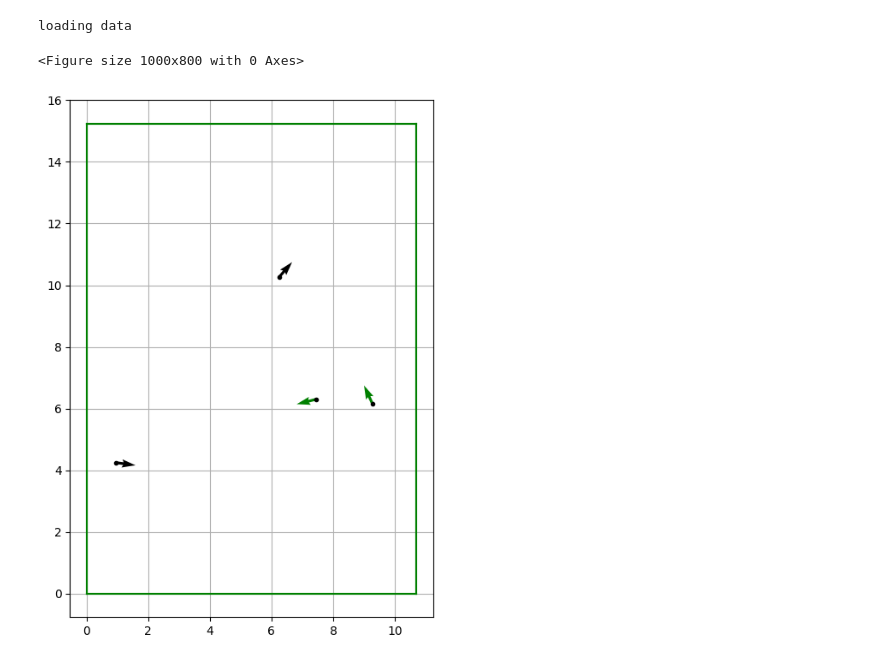
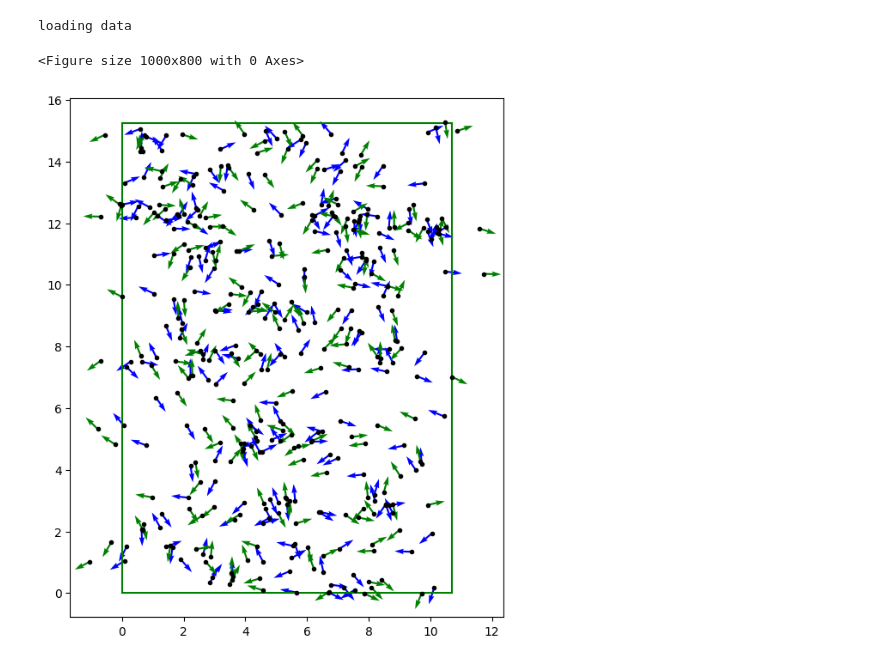
Before and after one commit to kkl224/ParticleFilter, a Jupyter notebook: Filter.ipynb, the cells around one changed output. Cells and saved outputs as stored; diff of their text form; code cells hidden in the pictures.

```diff
--- a/Filter.ipynb
+++ b/Filter.ipynb
@@ -4,8 +4,9 @@ import pickle
 import matplotlib.pyplot as plt
 
 
+#Global diensions
 w, h = 10.7, 15.24
-n = 2
+n = 200
 µu, varu = [1.2, 0, 0], [0.1, 0.1, 0.1]
 
 
@@ -21,16 +22,6 @@ def draw_particles_(p, color):
     xs, ys, thetas = p.T
     plt.plot(xs, ys, 'k.')
     plt.quiver(xs, ys, np.cos(thetas), np.sin(thetas), color=color)
-
-
-# Particles
-def draw_particles(p):
-    xs = np.random.sample(n) * w
-    ys = np.random.sample(n) * h
-    theta = np.random.sample(n) * 2*np.pi
-    p = np.vstack((xs, ys, theta)).T
-    draw_env()
-    draw_particles_(p, 'black')
 
 
 def draw_points_one_trial(position_polar):
@@ -64,32 +55,32 @@ def move_particles(p):
 
 if __name__ == "__main__":
     print("loading data")
     with open("samples.dat", "rb") as f:
         positions = pickle.load(f)
 
     fig = plt.figure(figsize=(10, 8), frameon=True, dpi=100)
     #ax = fig.add_subplot(111)
     #ax.set_aspect("equal")
     #ax.grid()
 
     #position_polar = np.array(positions[0])
     #draw_points_one_trial(position_polar)
 
     fig = plt.figure(figsize=(10, 8), frameon=True, dpi=100)
     ax = fig.add_subplot(111)
     ax.set_aspect("equal")
     ax.grid()
 
     xs = np.random.sample(n) * w
     ys = np.random.sample(n) * h
     theta = np.random.sample(n) * 2 * np.pi
 
     p = np.vstack((xs, ys, theta)).T
     draw_env()
-    draw_particles(p)
+    draw_particles_(p, 'b')
     newP = move_particles(p)
     draw_particles_(newP, 'g')
 # %% [output]
 loading data
 <Figure size 1000x800 with 0 Axes>
-[figure, old version]
+[figure, new version]
```
Also changed, not shown: 2 other files.
